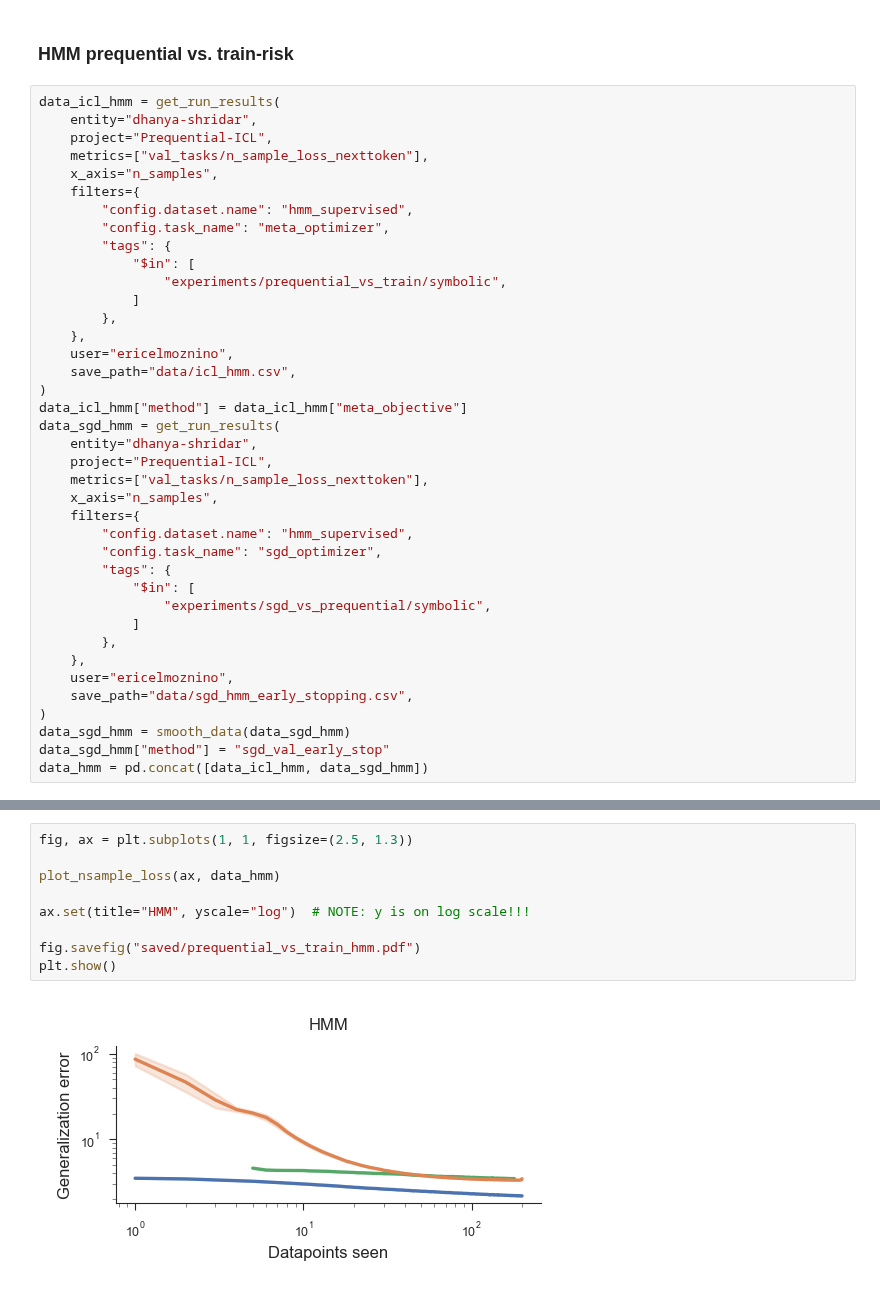
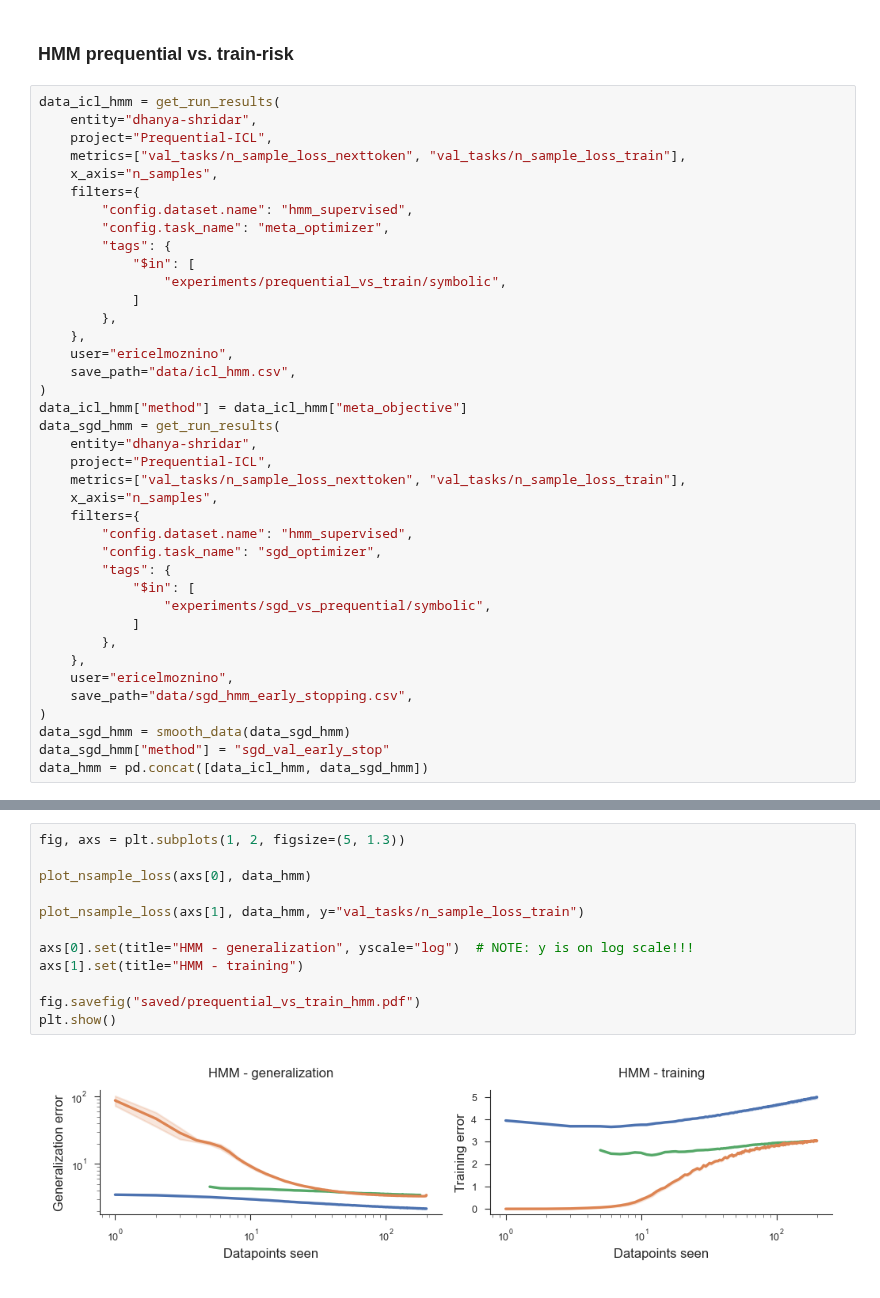
Before and after one commit to 3rdCore/PrequentialCode, a Jupyter notebook: papers/preprint/notebook.ipynb, the cells around one changed output, grey strips where cells are left out. Drawn from its saved outputs; the diff is of its cells as text.

Commit message:
Updated figure

```diff
--- a/papers/preprint/notebook.ipynb
+++ b/papers/preprint/notebook.ipynb
@@ -895,7 +895,7 @@ plt.show()
 data_icl_hmm = get_run_results(
     entity="dhanya-shridar",
     project="Prequential-ICL",
-    metrics=["val_tasks/n_sample_loss_nexttoken"],
+    metrics=["val_tasks/n_sample_loss_nexttoken", "val_tasks/n_sample_loss_train"],
     x_axis="n_samples",
     filters={
         "config.dataset.name": "hmm_supervised",
@@ -913,7 +913,7 @@ data_icl_hmm["method"] = data_icl_hmm["meta_objective"]
 data_sgd_hmm = get_run_results(
     entity="dhanya-shridar",
     project="Prequential-ICL",
-    metrics=["val_tasks/n_sample_loss_nexttoken"],
+    metrics=["val_tasks/n_sample_loss_nexttoken", "val_tasks/n_sample_loss_train"],
     x_axis="n_samples",
     filters={
         "config.dataset.name": "hmm_supervised",
@@ -936,11 +933,14 @@ Loading from cached file data/sgd_hmm_early_stopping.csv...
 # %%
-fig, ax = plt.subplots(1, 1, figsize=(2.5, 1.3))
+fig, axs = plt.subplots(1, 2, figsize=(5, 1.3))
 
-plot_nsample_loss(ax, data_hmm)
+plot_nsample_loss(axs[0], data_hmm)
 
-ax.set(title="HMM", yscale="log")  # NOTE: y is on log scale!!!
+plot_nsample_loss(axs[1], data_hmm, y="val_tasks/n_sample_loss_train")
+
+axs[0].set(title="HMM - generalization", yscale="log")  # NOTE: y is on log scale!!!
+axs[1].set(title="HMM - training")
 
 fig.savefig("saved/prequential_vs_train_hmm.pdf")
 plt.show()
 # %% [output]
-[figure, old version]
+[figure, new version]
```
Also changed, not shown: parts of 1 cell of this notebook, 2 other files.
